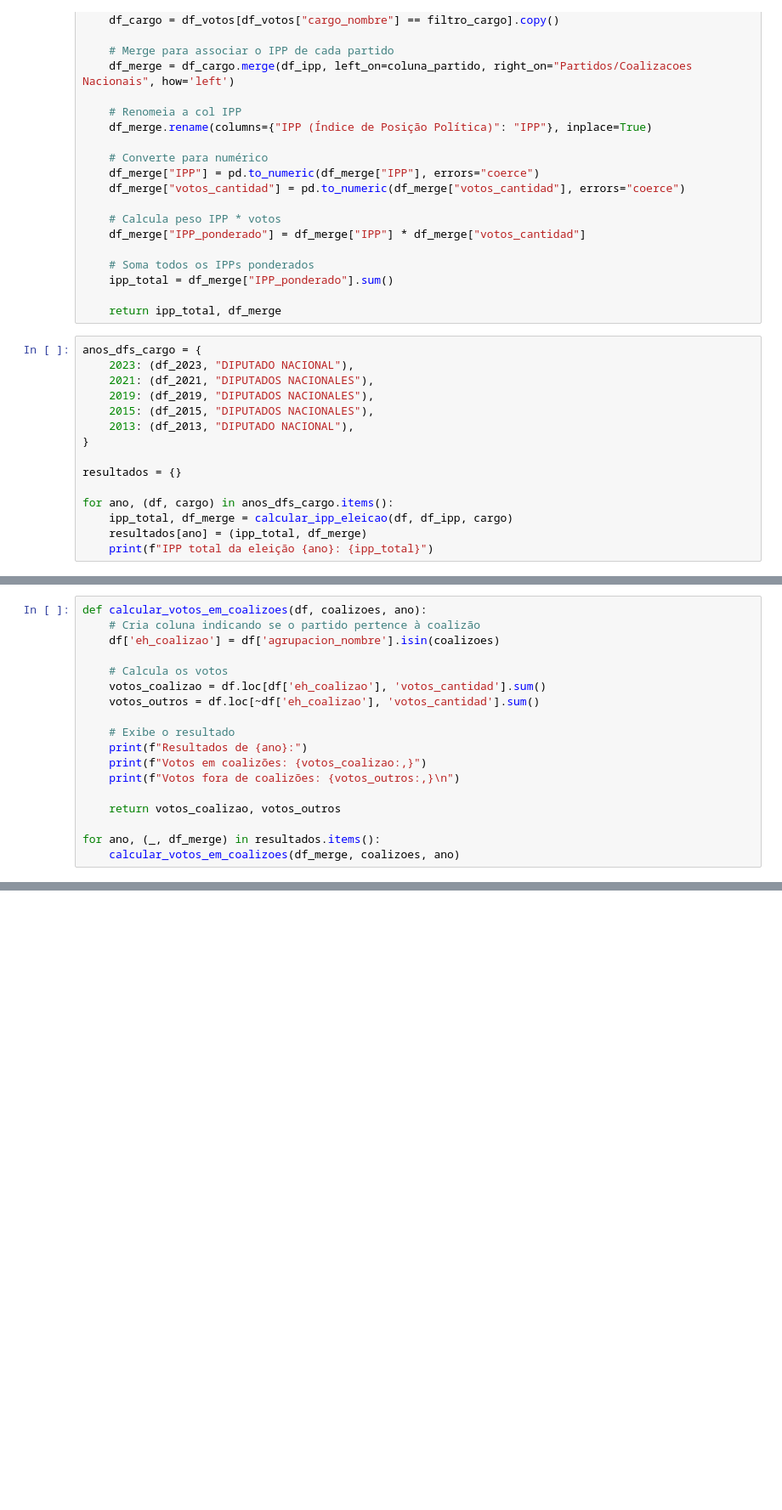
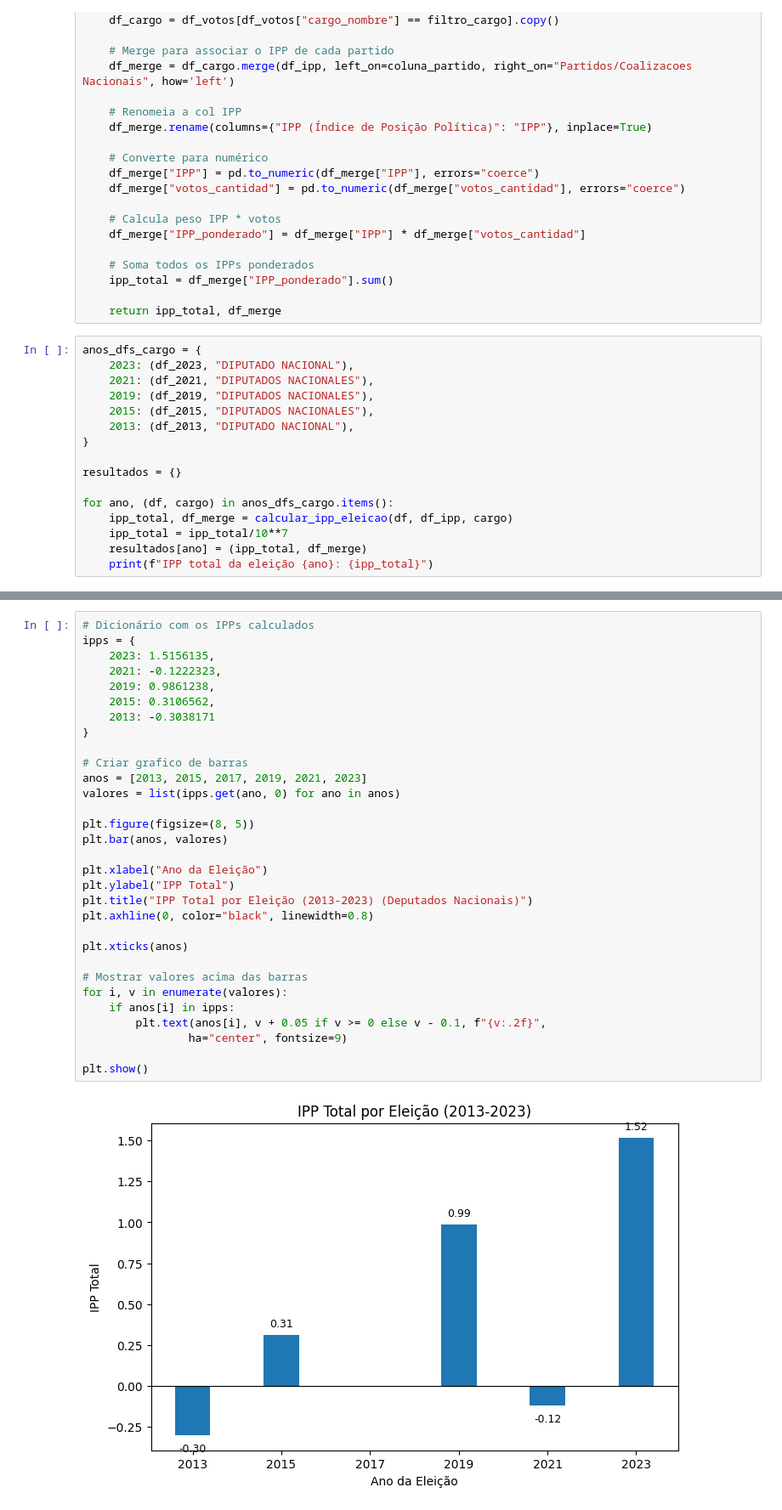
Before and after one commit to quintellabernardo/nucleo_macro_2025_2, a Jupyter notebook: eleicoes_2023.ipynb, the cells around one changed output, grey strips where cells are left out. Shown at 85% size. Cells and saved outputs as stored; diff of their text form; blank space fills up the shorter version.

Commit message:
grafico do IPP

```diff
--- a/eleicoes_2023.ipynb
+++ b/eleicoes_2023.ipynb
@@ -208,6 +208,7 @@ resultados = {}
 
 for ano, (df, cargo) in anos_dfs_cargo.items():
     ipp_total, df_merge = calcular_ipp_eleicao(df, df_ipp, cargo)
+    ipp_total = ipp_total/10**7
     resultados[ano] = (ipp_total, df_merge)
     print(f"IPP total da eleição {ano}: {ipp_total}")
 # %% [output]
@@ -250,18 +219,0 @@ Partidos de 2013 para deputados nacionais ainda nao classificados:
-# %%
-def calcular_votos_em_coalizoes(df, coalizoes, ano):
-    # Cria coluna indicando se o partido pertence à coalizão
-    df['eh_coalizao'] = df['agrupacion_nombre'].isin(coalizoes)
-
-    # Calcula os votos
-    votos_coalizao = df.loc[df['eh_coalizao'], 'votos_cantidad'].sum()
-    votos_outros = df.loc[~df['eh_coalizao'], 'votos_cantidad'].sum()
-
-    # Exibe o resultado
-    print(f"Resultados de {ano}:")
-    print(f"Votos em coalizões: {votos_coalizao:,}")
-    print(f"Votos fora de coalizões: {votos_outros:,}\n")
-
-    return votos_coalizao, votos_outros
-
-for ano, (_, df_merge) in resultados.items():
-    calcular_votos_em_coalizoes(df_merge, coalizoes, ano)
@@ -287,0 +220,33 @@ Votos fora de coalizões: 8,970,089
+# %%
+# Dicionário com os IPPs calculados
+ipps = {
+    2023: 1.5156135,
+    2021: -0.1222323,
+    2019: 0.9861238,
+    2015: 0.3106562,
+    2013: -0.3038171
+}
+
+# Criar grafico de barras
+anos = [2013, 2015, 2017, 2019, 2021, 2023]
+valores = list(ipps.get(ano, 0) for ano in anos)
+
+plt.figure(figsize=(8, 5))
+plt.bar(anos, valores)
+
+plt.xlabel("Ano da Eleição")
+plt.ylabel("IPP Total")
+plt.title("IPP Total por Eleição (2013-2023) (Deputados Nacionais)")
+plt.axhline(0, color="black", linewidth=0.8)
+
+plt.xticks(anos)
+
+# Mostrar valores acima das barras
+for i, v in enumerate(valores):
+    if anos[i] in ipps:
+        plt.text(anos[i], v + 0.05 if v >= 0 else v - 0.1, f"{v:.2f}",
+                ha="center", fontsize=9)
+
+plt.show()
+# %% [output]
+[figure, added]
```
Also changed, not shown: parts of 3 cells of this notebook.
